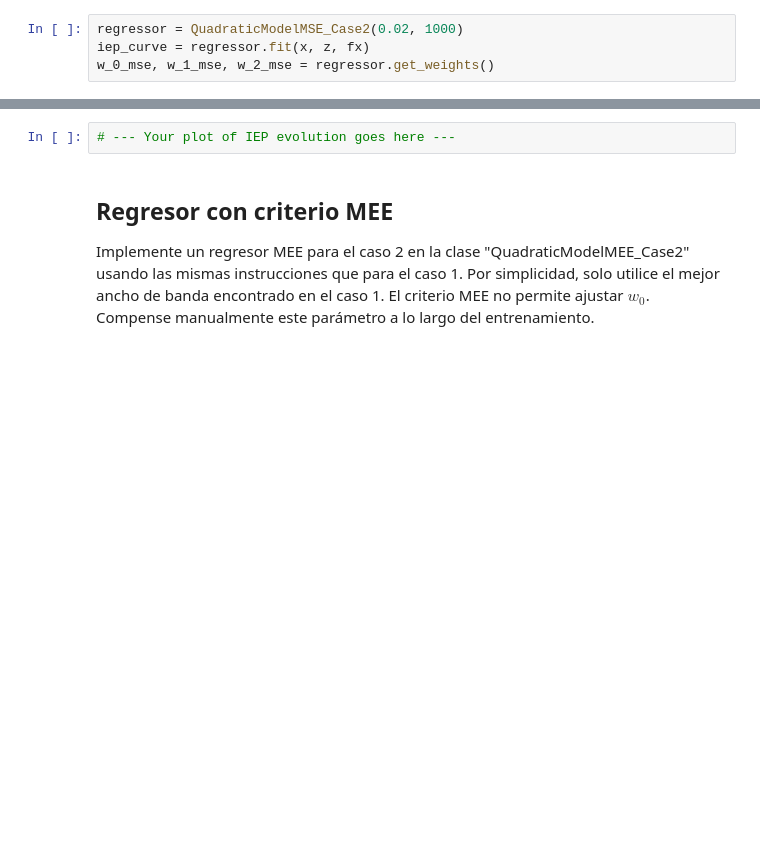
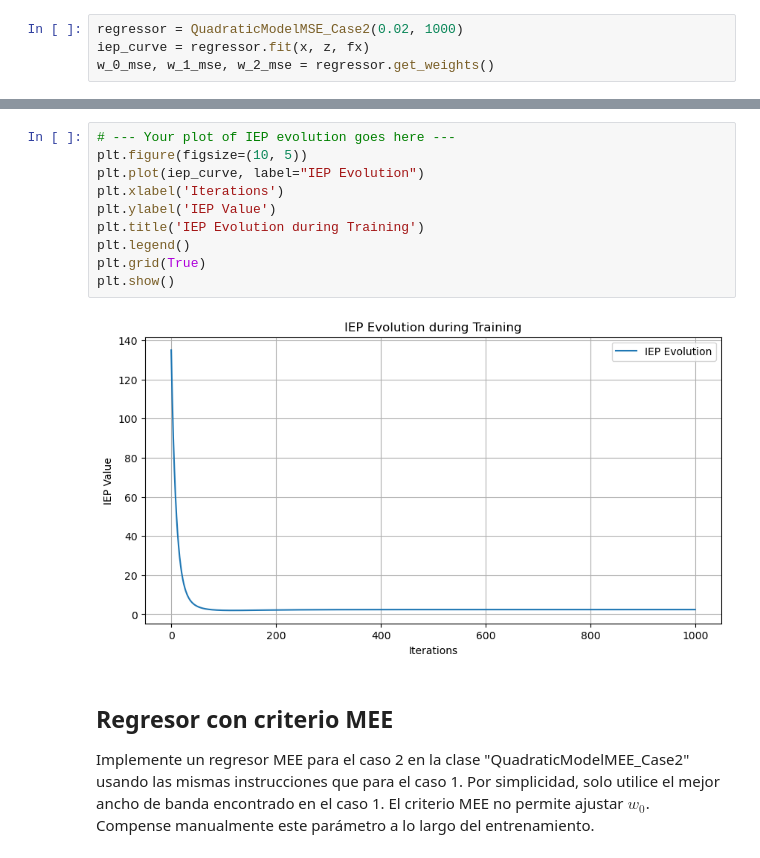
Before and after one commit to nfierroflo/EL7006-1, a Jupyter notebook: T2/EL7006_T2_ITL_P1_Enunciado_original.ipynb, the cells around one changed output, grey strips where cells are left out. Drawn from its saved outputs; the diff is of its cells as text; blank space fills up the shorter version.

```diff
--- a/T2/EL7006_T2_ITL_P1_Enunciado_original.ipynb
+++ b/T2/EL7006_T2_ITL_P1_Enunciado_original.ipynb
@@ -484,5 +581,15 @@ plt.show()
-# %%
-# --- Your plot of IEP evolution goes here ---
+# %%
+# --- Your plot of IEP evolution goes here ---
+plt.figure(figsize=(10, 5))
+plt.plot(iep_curve, label="IEP Evolution")
+plt.xlabel('Iterations')
+plt.ylabel('IEP Value')
+plt.title('IEP Evolution during Training')
+plt.legend()
+plt.grid(True)
+plt.show()
+# %% [output]
+[figure, added]
 # %% [markdown]
 <h2>Regresor con criterio MEE</h2>
 
```
Also changed, not shown: parts of 22 cells of this notebook, 32 other files.
